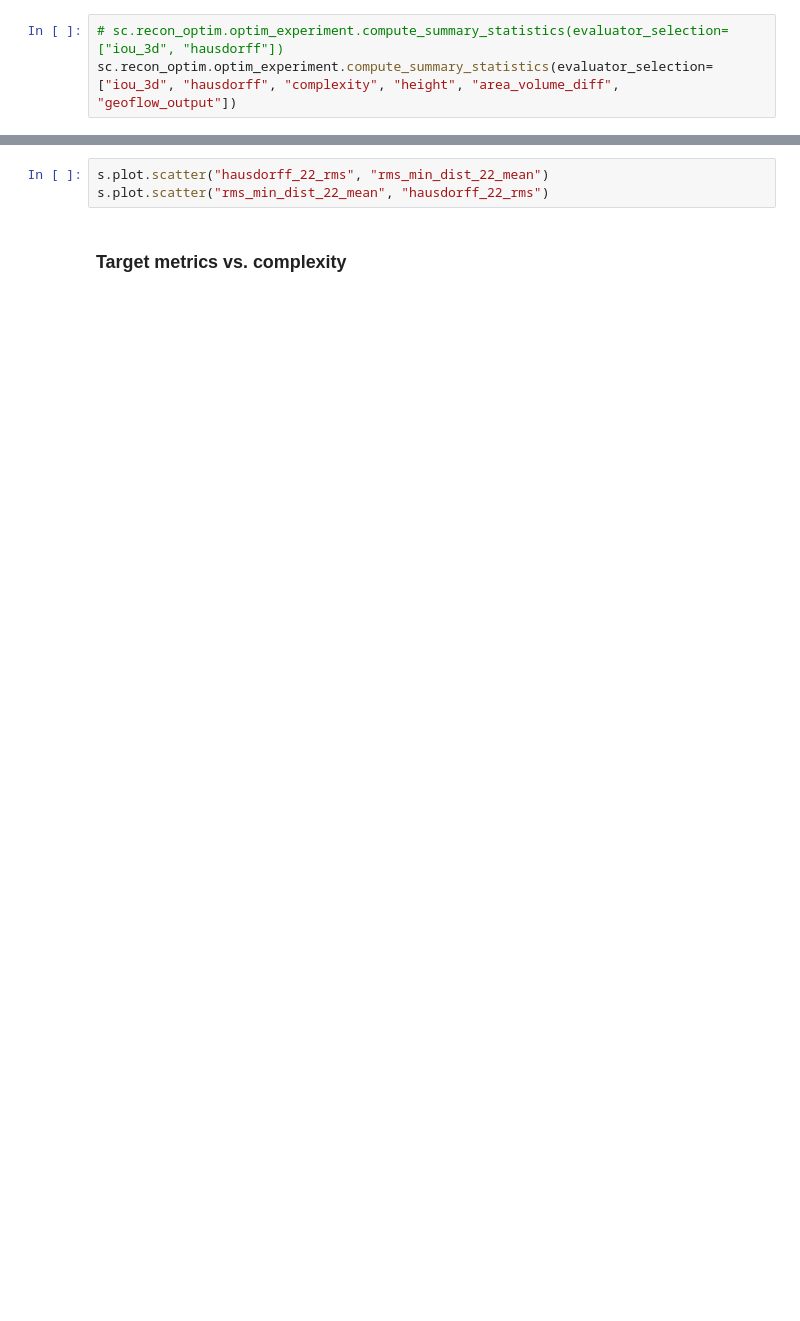
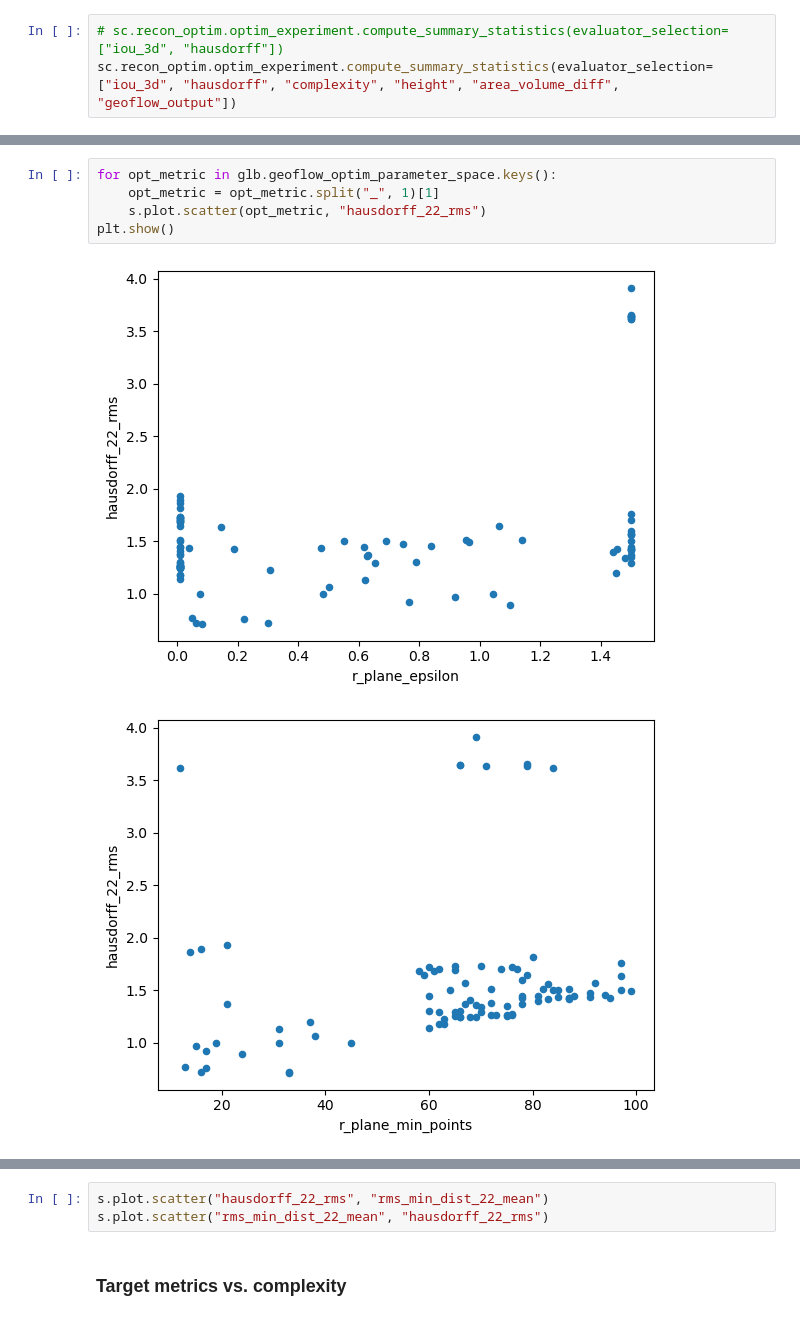
Before and after one commit to florifal/city-to-scan-to-city, a Jupyter notebook: testing/test_exp_5x5_recon_optim.ipynb, the cells around one changed output, grey strips where cells are left out. Drawn from its saved outputs; the diff is of its cells as text; blank space fills up the shorter version.

```diff
--- a/testing/test_exp_5x5_recon_optim.ipynb
+++ b/testing/test_exp_5x5_recon_optim.ipynb
@@ -294,0 +239,8 @@ for opt_metric in glb.geoflow_optim_parameter_space.keys():
+# %%
+for opt_metric in glb.geoflow_optim_parameter_space.keys():
+    opt_metric = opt_metric.split("_", 1)[1]
+    s.plot.scatter(opt_metric, "hausdorff_22_rms")
+plt.show()
+# %% [output]
+[figure, added]
+[figure, added]
```
Also changed, not shown: parts of 64 cells of this notebook, 1 other file.
